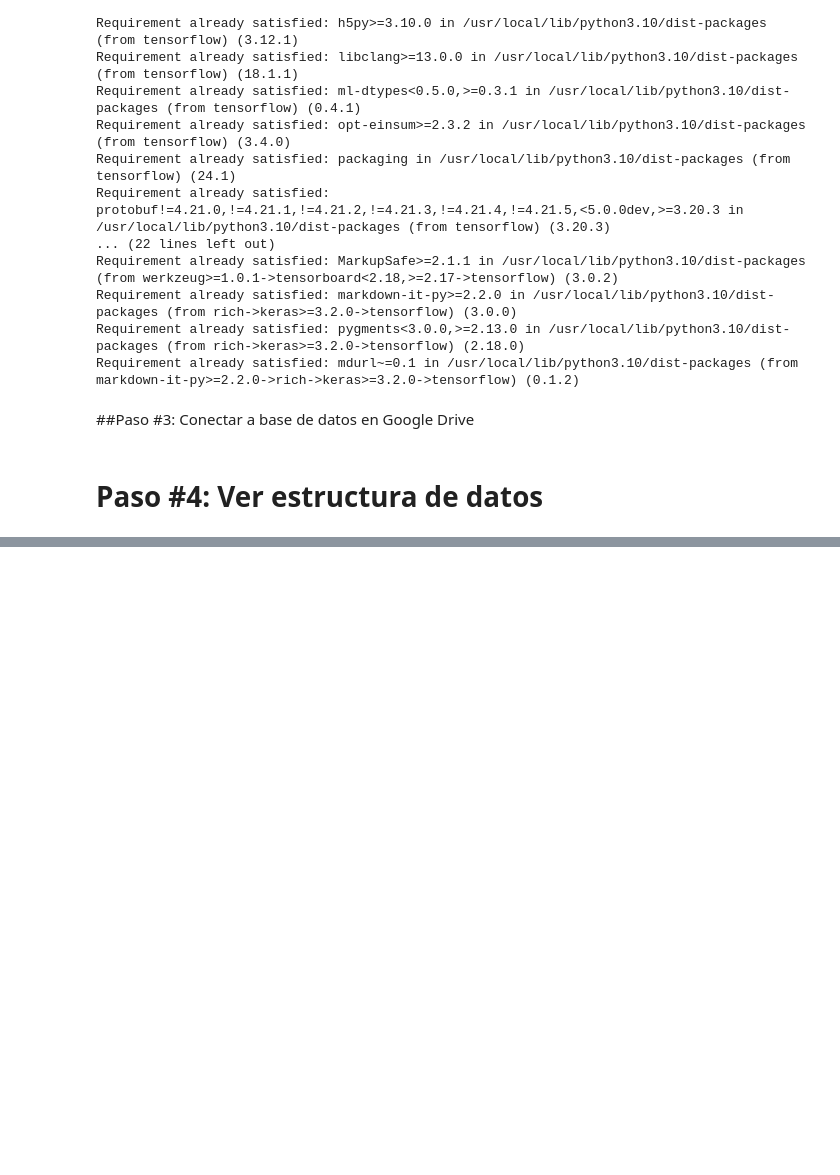
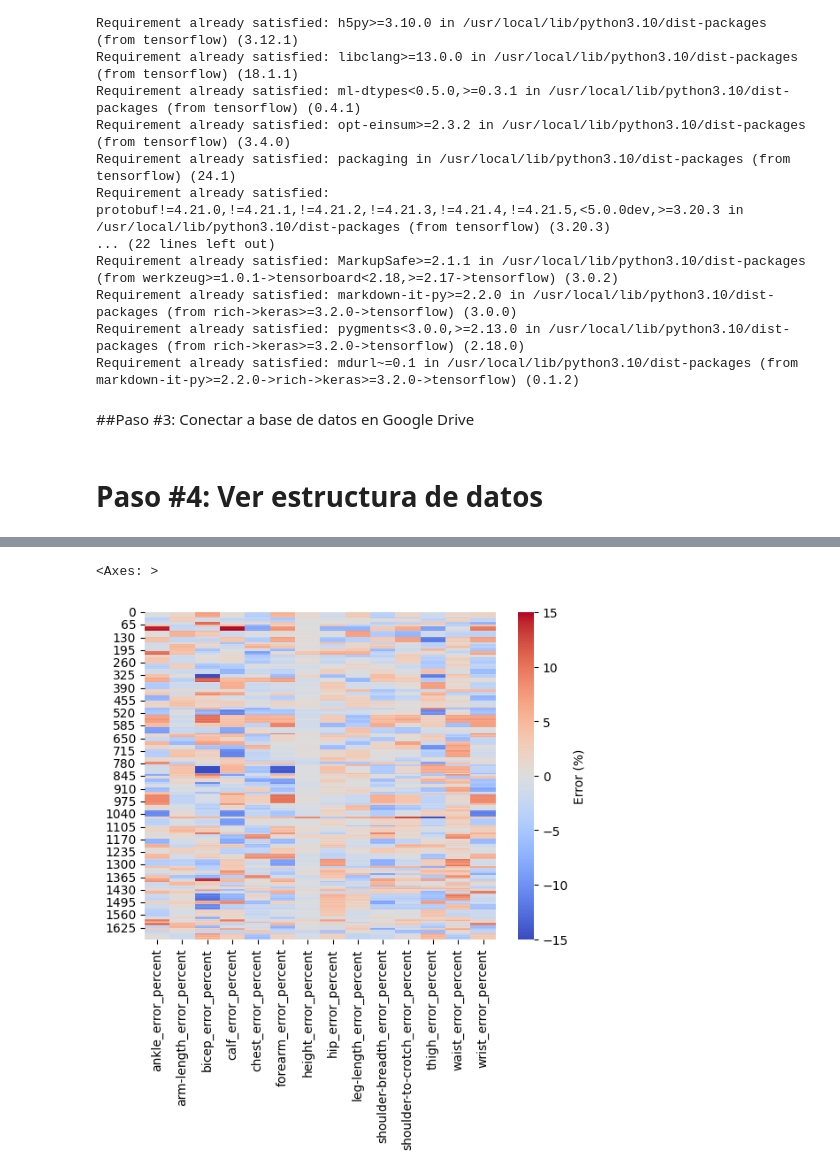
Before and after one commit to berniehans/MIA203Grupo2, a Jupyter notebook: Proyecto_Final_Grupo_2_REDES_NEURONALES_Final.ipynb, the cells around one changed output, grey strips where cells are left out. Drawn from its saved outputs; the diff is of its cells as text; code cells hidden in the pictures; blank space fills up the shorter version.

```diff
--- a/Proyecto_Final_Grupo_2_REDES_NEURONALES_Final.ipynb
+++ b/Proyecto_Final_Grupo_2_REDES_NEURONALES_Final.ipynb
@@ -402,0 +491,5 @@ ValueError: The `{arg_name}` of this `Lambda` layer is a Python lambda. Deserial
+# %%
+sns.heatmap(error_df, annot=False, cmap='coolwarm', fmt=".2f", cbar_kws={'label': 'Error (%)'}, vmin=-15, vmax=15)
+# %% [output]
+<Axes: >
+[figure, added]
```
Also changed, not shown: parts of 15 cells of this notebook.
